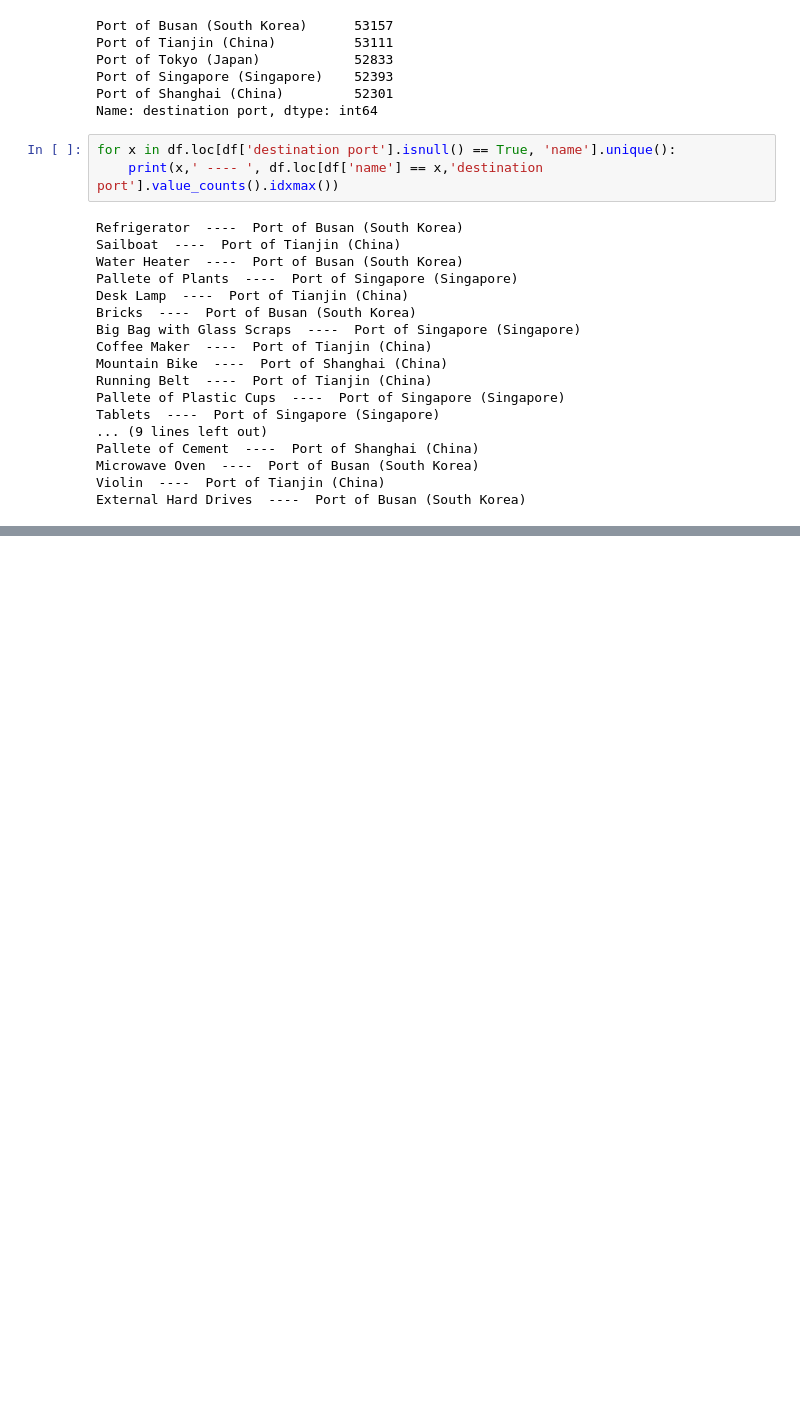
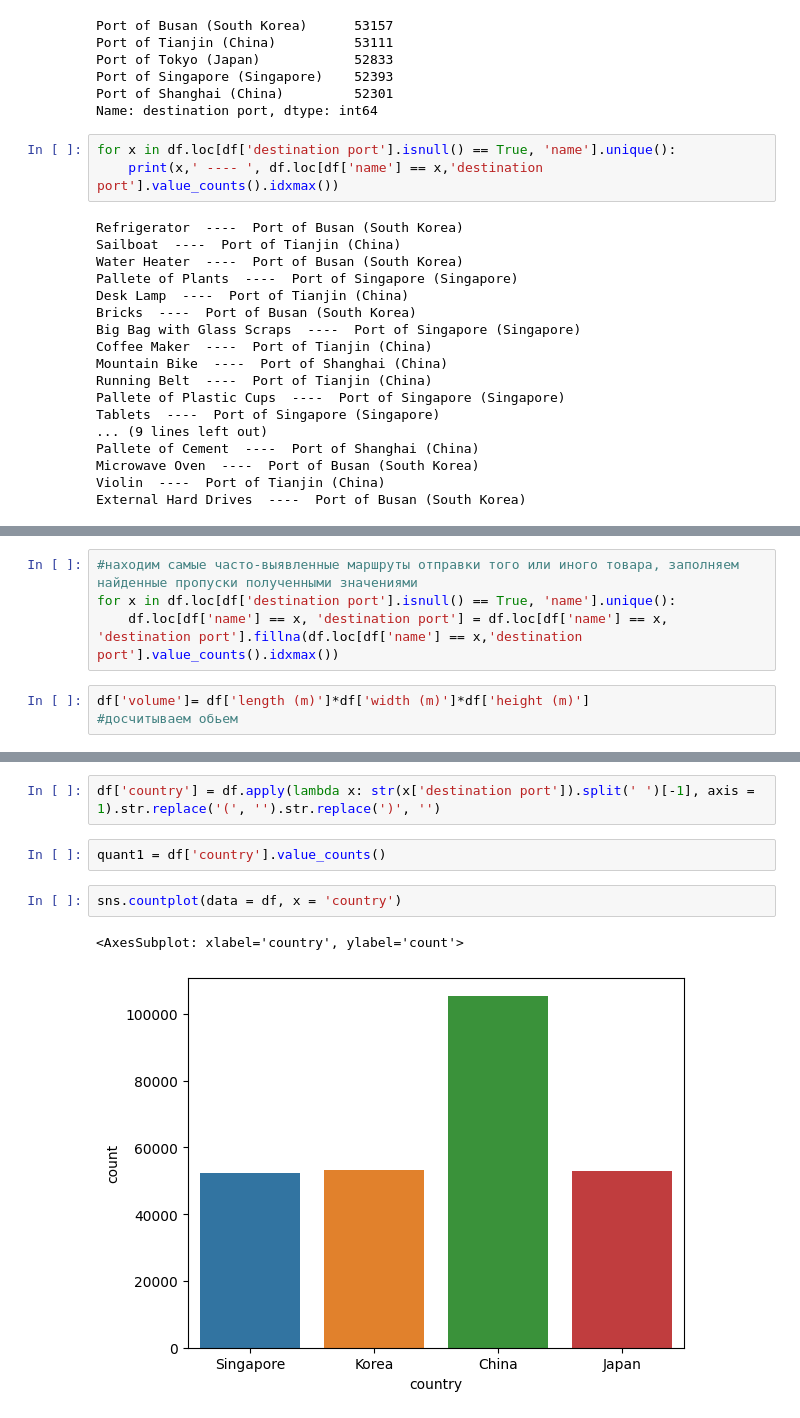
Before and after one commit to Ero1234/project, a Jupyter notebook: project1.ipynb, the cells around one changed output, grey strips where cells are left out. Saved outputs shown, nothing was run; the diff lists cells and outputs as text; blank space fills up the shorter version.

```diff
--- a/project1.ipynb
+++ b/project1.ipynb
@@ -468,0 +460,7 @@ Name: destination port, dtype: int64
+# %%
+#находим самые часто-выявленные маршруты отправки того или иного товара, заполняем найденные пропуски полученными значениями
+for x in df.loc[df['destination port'].isnull() == True, 'name'].unique():
+    df.loc[df['name'] == x, 'destination port'] = df.loc[df['name'] == x, 'destination port'].fillna(df.loc[df['name'] == x,'destination port'].value_counts().idxmax())
+# %%
+df['volume']= df['length (m)']*df['width (m)']*df['height (m)']
+#досчитываем обьем
@@ -468,0 +525,9 @@ Name: destination port, dtype: int64
+# %%
+df['country'] = df.apply(lambda x: str(x['destination port']).split(' ')[-1], axis = 1).str.replace('(', '').str.replace(')', '')
+# %%
+quant1 = df['country'].value_counts()
+# %%
+sns.countplot(data = df, x = 'country')
+# %% [output]
+<AxesSubplot: xlabel='country', ylabel='count'>
+[figure, added]
```
Also changed, not shown: parts of 16 cells of this notebook.
